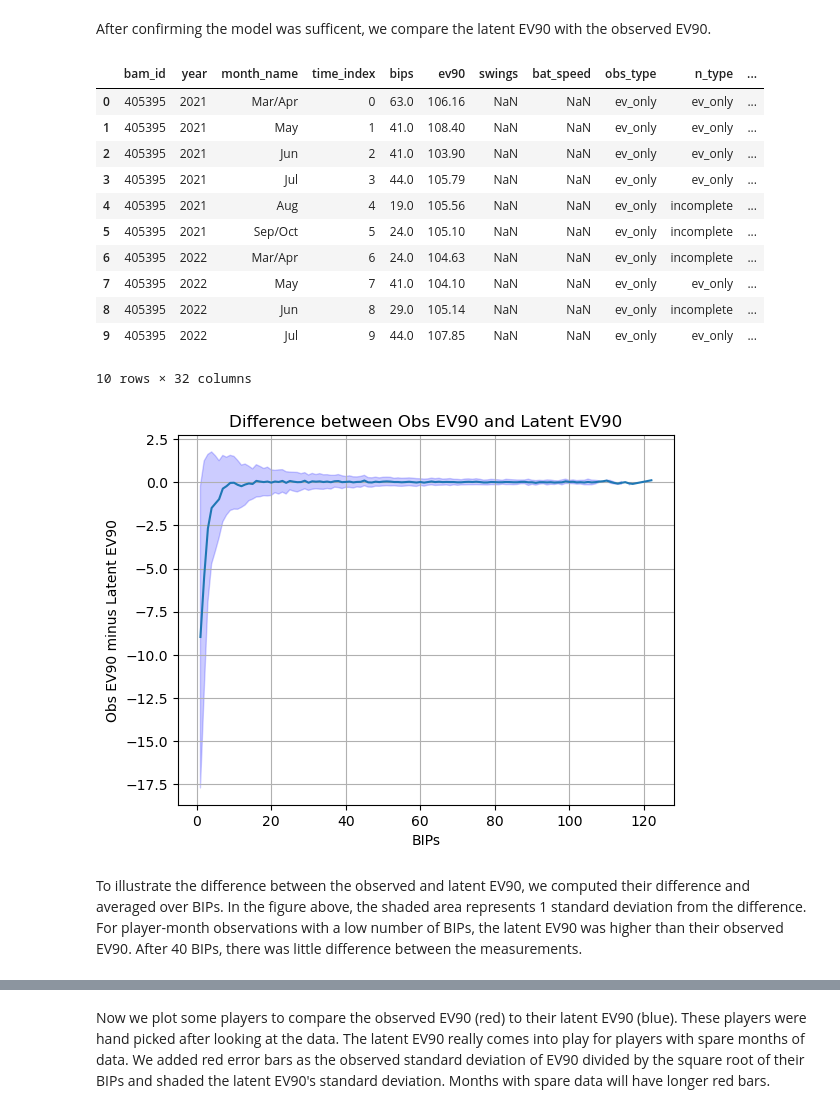
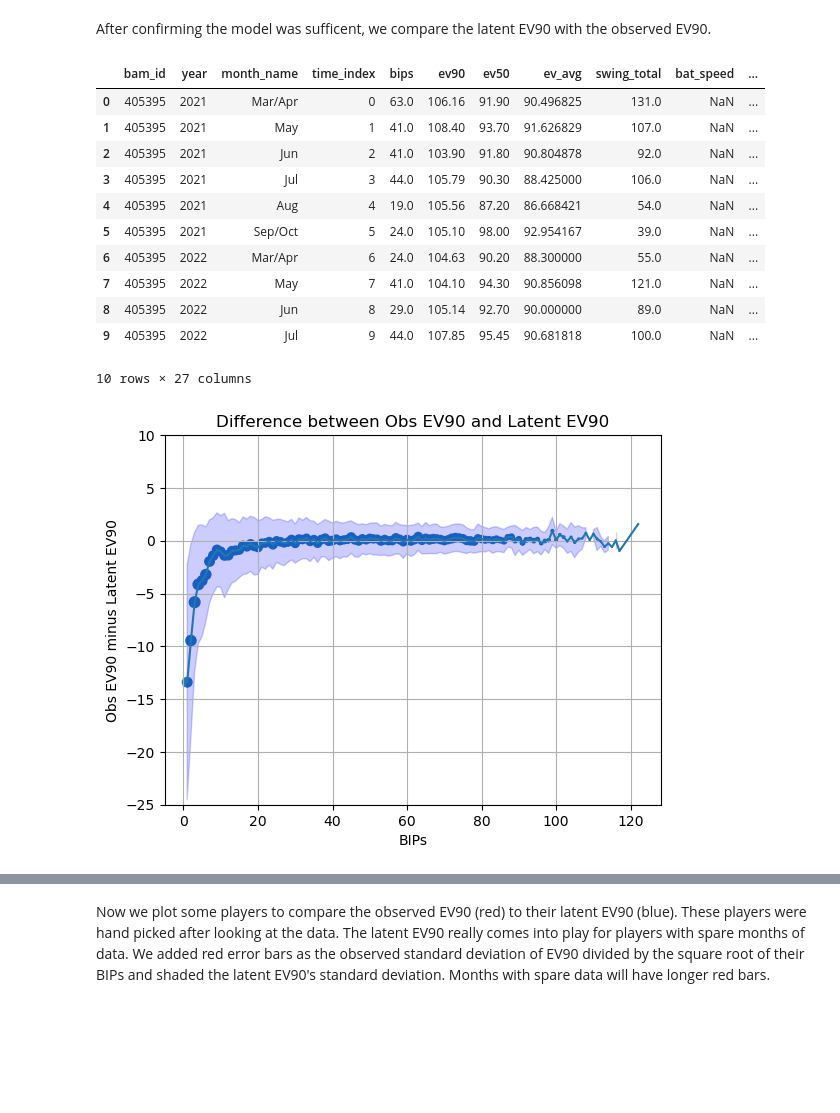
Before and after one commit to remmertjack/portfolio, a Jupyter notebook: batspeed/ev90_model.ipynb, the cells around one changed output, grey strips where cells are left out. Cells and saved outputs as stored; diff of their text form; code cells hidden in the pictures; blank space fills up the shorter version.

```diff
--- a/batspeed/ev90_model.ipynb
+++ b/batspeed/ev90_model.ipynb
@@ -160,14 +177,14 @@ def sample_posterior_pred(model: pm.Model, trace: az.InferenceData) -> az.Infere
 Prior to running the model, we define some empirical means and standard deviations to help our priors.
 # %%
 # empirical means
-mu_emp = np.array([df['ev90'].mean(), df['bat_speed'].mean()])
-sigma_emp = np.array([df['ev90'].std(), df['bat_speed'].std()])
+emp_means = np.array([df['ev90'].mean(), df['bat_speed'].mean()])
+emp_stds = np.array([df['ev90'].std(), df['bat_speed'].std()])
 
-print(mu_emp)
-print(sigma_emp)
+print(emp_means)
+print(emp_stds)
 
-mu_ev90 = mu_emp[0]
-sigma_ev90 = sigma_emp[0]
+ev90_obs_mean = emp_means[0]
+ev90_obs_std = emp_stds[0]
 
 # main data
 n_obs = len(df)
@@ -179,5 +196,5 @@ ev90_index_vals = np.where(ev90_mask)[0].astype("int32") # indices of observed e
 ev90_observed = ev90_values[ev90_index_vals]
 
 bips_observed = np.clip(bips_values[ev90_index_vals], 1, 200)
-sigma_ev90_observed = sigma_ev90/np.sqrt(bips_observed)
+bips_sqrt = np.sqrt(bips_observed)
 # %% [output]
@@ -250,3 +291,3 @@ with pm.Model(coords=coords) as model:
 # %%
 # Sample via MCMC and NUTS
-trace = sample(model, draws = 1000, tune = 1000, target_accept = 0.9,  path='measure_error.nc')
+trace = sample(model, draws = 2000, tune = 2000, target_accept = 0.95,  path='measure_error.nc')
@@ -326,0 +360,6 @@ ax0.grid(True, alpha=0.3)
+# %%
+theta_samples = trace.posterior['theta_ev90']
+theta_matrix_mean = theta_samples.mean(dim=["chain", "draw"]).values
+theta_matrix_std = theta_samples.std(dim=["chain", "draw"]).values
+df['latent_ev90_mean'] = theta_matrix_mean[time_index_vals, player_index_vals]
+df['latent_ev90_std'] = theta_matrix_std[time_index_vals, player_index_vals]
@@ -327,43 +376,37 @@ ax0.grid(True, alpha=0.3)
 # %% [markdown]
 After confirming the model was sufficent, we compare the latent EV90 with the observed EV90.
 # %%
-# make ev90 dataframe with index columns
-ev90_df[["year","month_name", "player", "bam_id"]] = ev90_df["index"].str.extract(r'theta_ev90\[(\d+)-(.*?),\s*(.*?)\s*\((\d+)\)\]')
-ev90_df['bam_id'] = ev90_df['bam_id'].astype(int)
-ev90_df['year'] = ev90_df['year'].astype(int)
-cdf = df.merge(ev90_df[['bam_id', 'month_name', 'year', 'mean', 'sd', 'hdi_3%', 'hdi_97%']], on=['bam_id', 'month_name', 'year'])
-cdf['latent_ev90'] = cdf['mean']
-cdf['latent_ev90_std'] = cdf['sd']
-cdf['diff'] = cdf['ev90'] - cdf['mean']
+# make ev_avg dataframe with index columns
+cdf = df.copy()
+cdf['diff'] = cdf['ev90'] - cdf['latent_ev90_mean']
 cdf.head(10)
 # %% [output]
-|  | bam_id | year | month_name | time_index | bips | ev90 | swings | bat_speed | obs_type | n_type | ... |
-| 0 | 405395 | 2021 | Mar/Apr | 0 | 63.0 | 106.16 | NaN | NaN | ev_only | ev_only | ... |
-| 1 | 405395 | 2021 | May | 1 | 41.0 | 108.40 | NaN | NaN | ev_only | ev_only | ... |
-| 2 | 405395 | 2021 | Jun | 2 | 41.0 | 103.90 | NaN | NaN | ev_only | ev_only | ... |
-| 3 | 405395 | 2021 | Jul | 3 | 44.0 | 105.79 | NaN | NaN | ev_only | ev_only | ... |
-| 4 | 405395 | 2021 | Aug | 4 | 19.0 | 105.56 | NaN | NaN | ev_only | incomplete | ... |
-| 5 | 405395 | 2021 | Sep/Oct | 5 | 24.0 | 105.10 | NaN | NaN | ev_only | incomplete | ... |
-| 6 | 405395 | 2022 | Mar/Apr | 6 | 24.0 | 104.63 | NaN | NaN | ev_only | incomplete | ... |
-| 7 | 405395 | 2022 | May | 7 | 41.0 | 104.10 | NaN | NaN | ev_only | ev_only | ... |
-| 8 | 405395 | 2022 | Jun | 8 | 29.0 | 105.14 | NaN | NaN | ev_only | incomplete | ... |
-| 9 | 405395 | 2022 | Jul | 9 | 44.0 | 107.85 | NaN | NaN | ev_only | ev_only | ... |
+|  | bam_id | year | month_name | time_index | bips | ev90 | ev50 | ev_avg | swing_total | bat_speed | ... |
+| 0 | 405395 | 2021 | Mar/Apr | 0 | 63.0 | 106.16 | 91.90 | 90.496825 | 131.0 | NaN | ... |
+| 1 | 405395 | 2021 | May | 1 | 41.0 | 108.40 | 93.70 | 91.626829 | 107.0 | NaN | ... |
+| 2 | 405395 | 2021 | Jun | 2 | 41.0 | 103.90 | 91.80 | 90.804878 | 92.0 | NaN | ... |
+| 3 | 405395 | 2021 | Jul | 3 | 44.0 | 105.79 | 90.30 | 88.425000 | 106.0 | NaN | ... |
+| 4 | 405395 | 2021 | Aug | 4 | 19.0 | 105.56 | 87.20 | 86.668421 | 54.0 | NaN | ... |
+| 5 | 405395 | 2021 | Sep/Oct | 5 | 24.0 | 105.10 | 98.00 | 92.954167 | 39.0 | NaN | ... |
+| 6 | 405395 | 2022 | Mar/Apr | 6 | 24.0 | 104.63 | 90.20 | 88.300000 | 55.0 | NaN | ... |
+| 7 | 405395 | 2022 | May | 7 | 41.0 | 104.10 | 94.30 | 90.856098 | 121.0 | NaN | ... |
+| 8 | 405395 | 2022 | Jun | 8 | 29.0 | 105.14 | 92.70 | 90.000000 | 89.0 | NaN | ... |
+| 9 | 405395 | 2022 | Jul | 9 | 44.0 | 107.85 | 95.45 | 90.681818 | 100.0 | NaN | ... |
-10 rows × 32 columns
+10 rows × 27 columns
 # %%
 g = cdf.groupby('bips').agg(
-    ev90_diff=('diff', 'mean'),
-    ev90_diff_sd=('diff', 'std'),
+    ev_diff=('diff', 'mean'),
+    ev_diff_sd=('diff', 'std'),
     ss=('diff','count')
 ).reset_index(drop=False)
 
-
-plt.plot(g['bips'], g['ev90_diff'])
-plt.fill_between(g['bips'],  g['ev90_diff']-g["ev90_diff_sd"],  g['ev90_diff']+g["ev90_diff_sd"], alpha=0.2, color='blue')
+plt.scatter(g['bips'], g['ev_diff'], s=g['ss']/5)
+plt.plot(g['bips'], g['ev_diff'])
+plt.fill_between(g['bips'],  g['ev_diff']-g["ev_diff_sd"],  g['ev_diff']+g["ev_diff_sd"], alpha=0.2, color='blue')
 plt.xlabel('BIPs')
+plt.ylim(-25,10)
 plt.ylabel('Obs EV90 minus Latent EV90')
 plt.title('Difference between Obs EV90 and Latent EV90')
 plt.grid(True)
 # %% [output]
-[figure, old version]
+[figure, new version]
-# %% [markdown]
-To illustrate the difference between the observed and latent EV90, we computed their difference and averaged over BIPs. In the figure above, the shaded area represents 1 standard deviation from the difference.  For player-month observations with a low number of BIPs, the latent EV90 was higher than their observed EV90. After 40 BIPs, there was little difference between the measurements.
```
Also changed, not shown: parts of 35 cells of this notebook, 2 other files.
